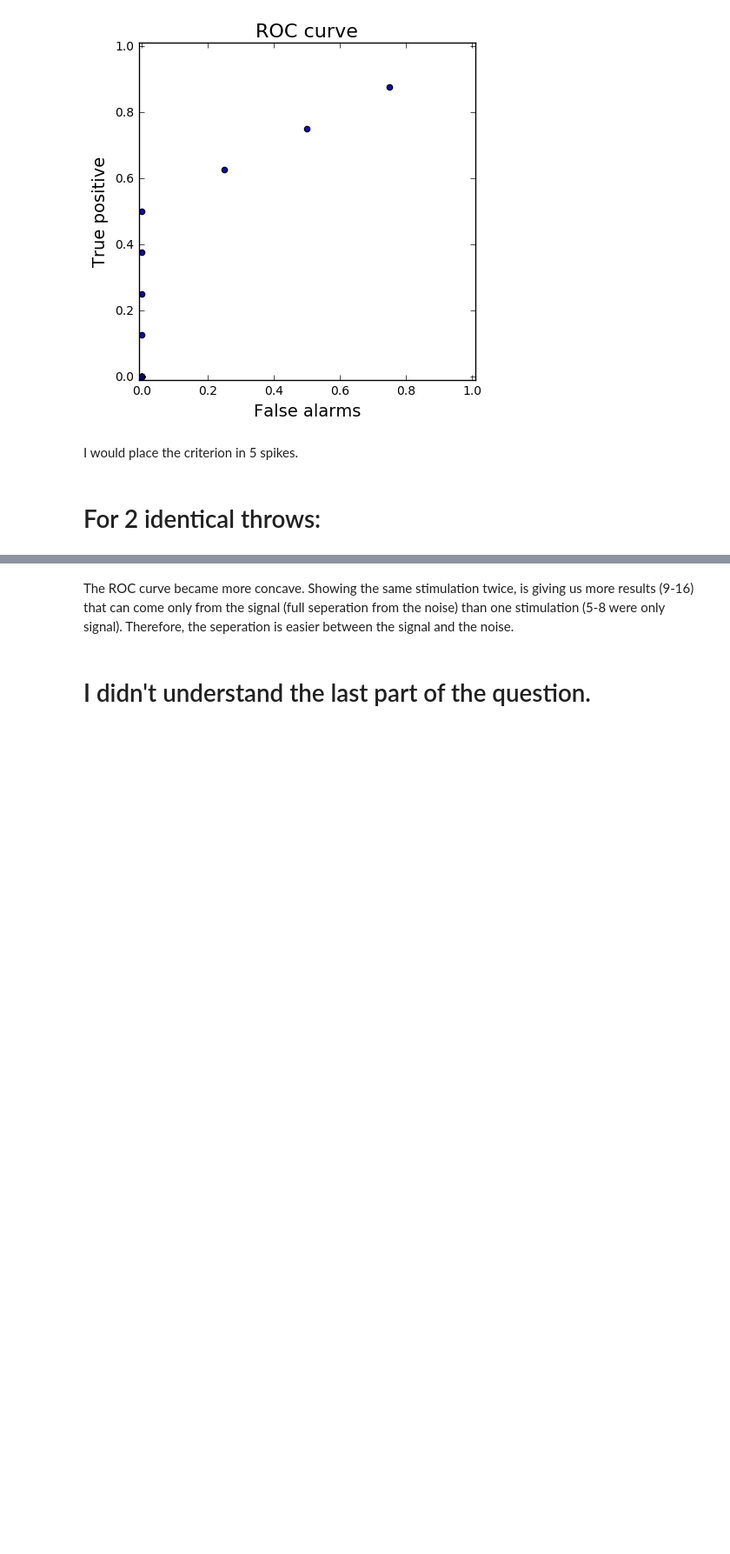
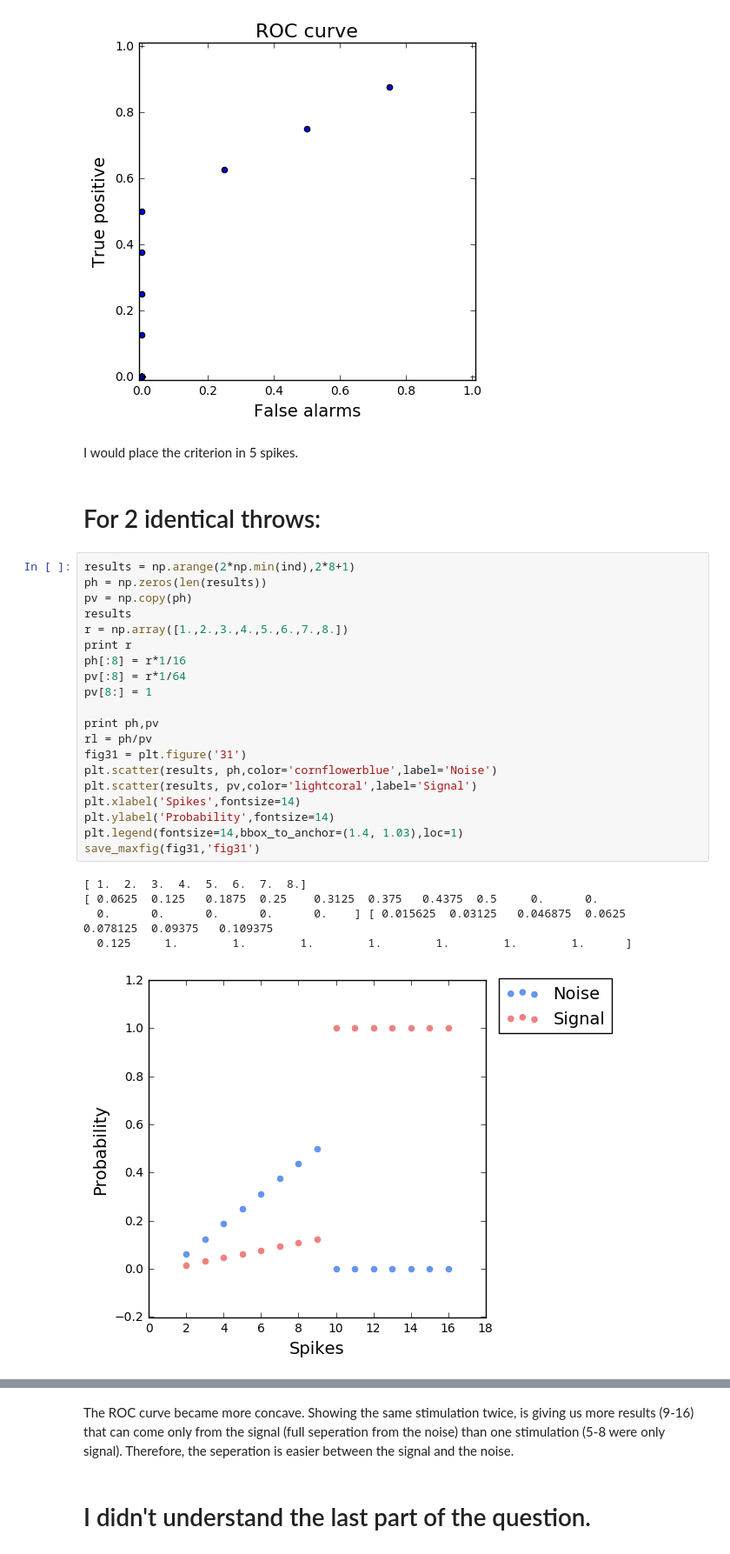
Before and after one commit to PTorr/Decisio-making, a Jupyter notebook: question1.ipynb, the cells around one changed output, grey strips where cells are left out. Shown at 87% size. Drawn from its saved outputs; the diff is of its cells as text; blank space fills up the shorter version.

```diff
--- a/question1.ipynb
+++ b/question1.ipynb
@@ -55,6 +55,32 @@ save_maxfig(fig3,'fig3')
 I would place the criterion in 5 spikes.
 # %% [markdown]
 # For 2 identical throws:
+# %%
+results = np.arange(2*np.min(ind),2*8+1)
+ph = np.zeros(len(results))
+pv = np.copy(ph)
+results
+r = np.array([1.,2.,3.,4.,5.,6.,7.,8.])
+print r
+ph[:8] = r*1/16
+pv[:8] = r*1/64
+pv[8:] = 1
+
+print ph,pv
+rl = ph/pv
+fig31 = plt.figure('31')
+plt.scatter(results, ph,color='cornflowerblue',label='Noise')
+plt.scatter(results, pv,color='lightcoral',label='Signal')
+plt.xlabel('Spikes',fontsize=14)
+plt.ylabel('Probability',fontsize=14)
+plt.legend(fontsize=14,bbox_to_anchor=(1.4, 1.03),loc=1)
+save_maxfig(fig31,'fig31')
+# %% [output]
+[ 1.  2.  3.  4.  5.  6.  7.  8.]
+[ 0.0625  0.125   0.1875  0.25    0.3125  0.375   0.4375  0.5     0.      0.
+  0.      0.      0.      0.      0.    ] [ 0.015625  0.03125   0.046875  0.0625    0.078125  0.09375   0.109375
+  0.125     1.        1.        1.        1.        1.        1.        1.      ]
+[figure, added]
 # %%
 H_Noise  = np.array([0,1.,2.,3.,4.,3.,2.,1.,0,0,0,0,0,0,0,0])/16.
 V_Signal = np.array([0,1.,2.,3.,4.,5.,6.,7.,8.,7.,6.,5.,4.,3.,2.,1.])/64.
```
Also changed, not shown: parts of 1 cell of this notebook, 2 other files.
